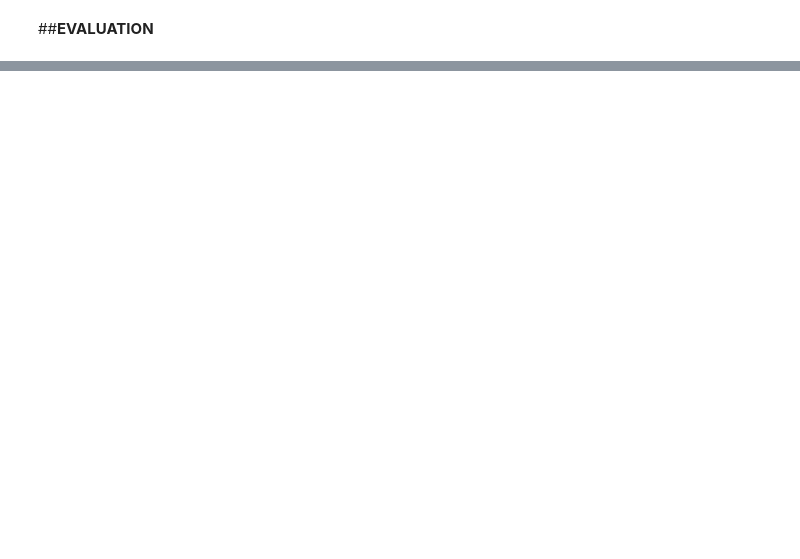
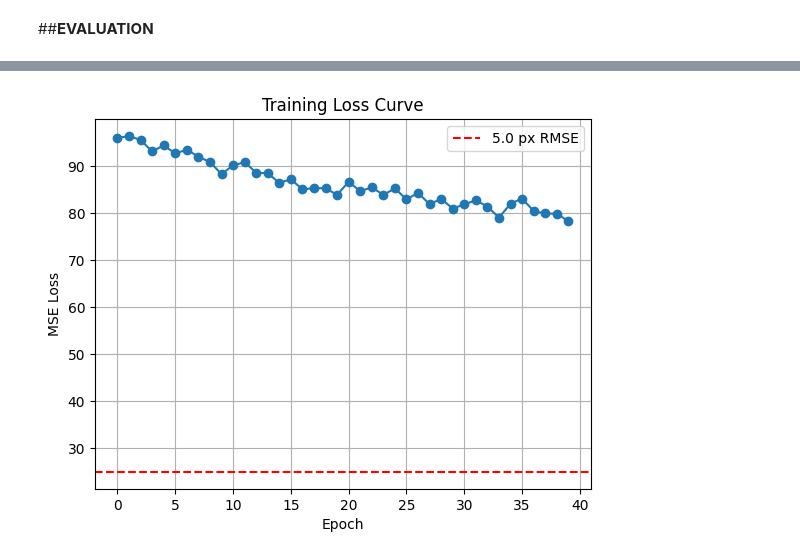
Before and after one commit to glorivaas/Machine_Learning25, a Jupyter notebook: Lab13and14.ipynb, the cells around one changed output, grey strips where cells are left out. Saved outputs shown, nothing was run; the diff lists cells and outputs as text; code cells hidden in the pictures; blank space fills up the shorter version.

```diff
--- a/Lab13and14.ipynb
+++ b/Lab13and14.ipynb
@@ -239,14 +235,16 @@ x = attn(x)                            # [4, 144, 16]
 # %%
 class TokenClassifier(nn.Module):
     """
-    Classifies each of the 144 tokens independently with a 2-layer MLP.
+    Classifies each of the 144 tokens independently with a deeper MLP.
     Input:  [B, 144, 16]
     Output: [B, 144] (logits)
     """
-    def __init__(self, hidden_dim=32):
+    def __init__(self, hidden_dim=64):
         super().__init__()
         self.net = nn.Sequential(
             nn.Linear(16, hidden_dim),
+            nn.ReLU(),
+            nn.Linear(hidden_dim, hidden_dim),
             nn.ReLU(),
             nn.Linear(hidden_dim, 1)  # 1 logit per token
         )
@@ -347,6 +351,6 @@ train_dataset = OddXYDataset(num_samples=10000)
 train_loader = DataLoader(train_dataset, batch_size=64, shuffle=True)
 # %%
-def train(model, dataloader, optimizer, criterion, epochs=5):
+def train(model, dataloader, optimizer, criterion, epochs):
     model.train()
     loss_history = []
 
@@ -447,0 +456,13 @@ visualize_predictions(model, OddXYDataset(num_samples=100))
+# %%
+class OffsetRegressor(nn.Module):
+    def __init__(self, hidden_dim=16):
+        super().__init__()
+        self.net = nn.Sequential(
+          nn.Linear(16, 128),
+          nn.ReLU(),
+          nn.Linear(128, 2)
+          )  # (Δx, Δy)
+
+
+    def forward(self, x):  # x: [B, 144, 16]
+        return self.net(x)  # [B, 144, 2]
@@ -447,0 +503,9 @@ visualize_predictions(model, OddXYDataset(num_samples=100))
+# %%
+model_v2 = ShapeAttentionModelV2(pretrained_model=model).to(device)
+
+criterion = nn.MSELoss()
+optimizer = torch.optim.Adam(model_v2.parameters(), lr=1e-3)
+train_dataset = OddXYDataset(num_samples=20000)
+train_loader = DataLoader(train_dataset, batch_size=64, shuffle=True)
+
+losses2 = train(model_v2, train_loader, optimizer, criterion, epochs=40)
@@ -447,0 +526,11 @@ visualize_predictions(model, OddXYDataset(num_samples=100))
+# %%
+plt.plot(losses2, marker='o')
+plt.title("Training Loss Curve")
+plt.xlabel("Epoch")
+plt.ylabel("MSE Loss")
+plt.axhline(y=25, color='red', linestyle='--', label='5.0 px RMSE')
+plt.legend()
+plt.grid(True)
+plt.show()
+# %% [output]
+[figure, added]
```
Also changed, not shown: parts of 13 cells of this notebook.
